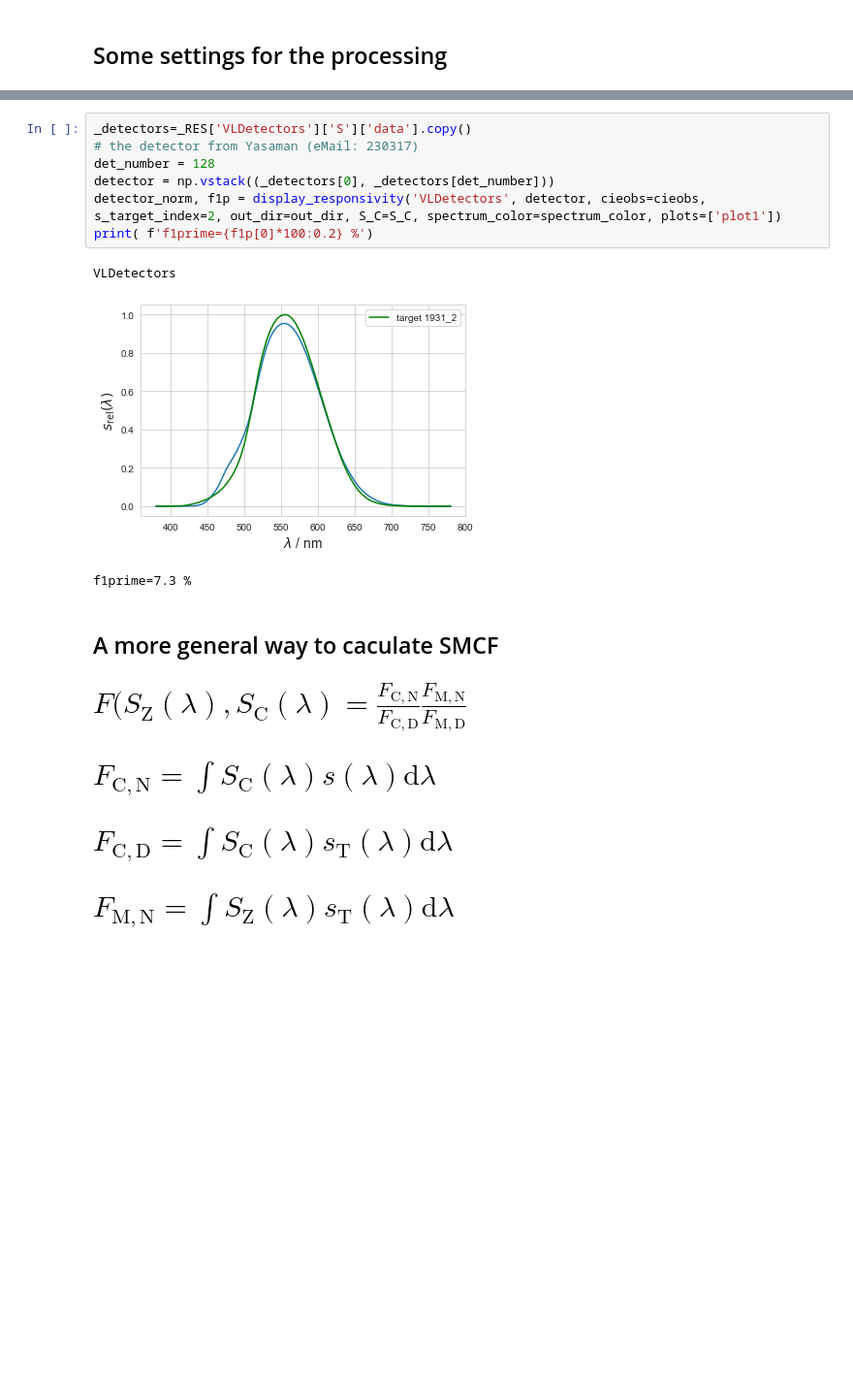
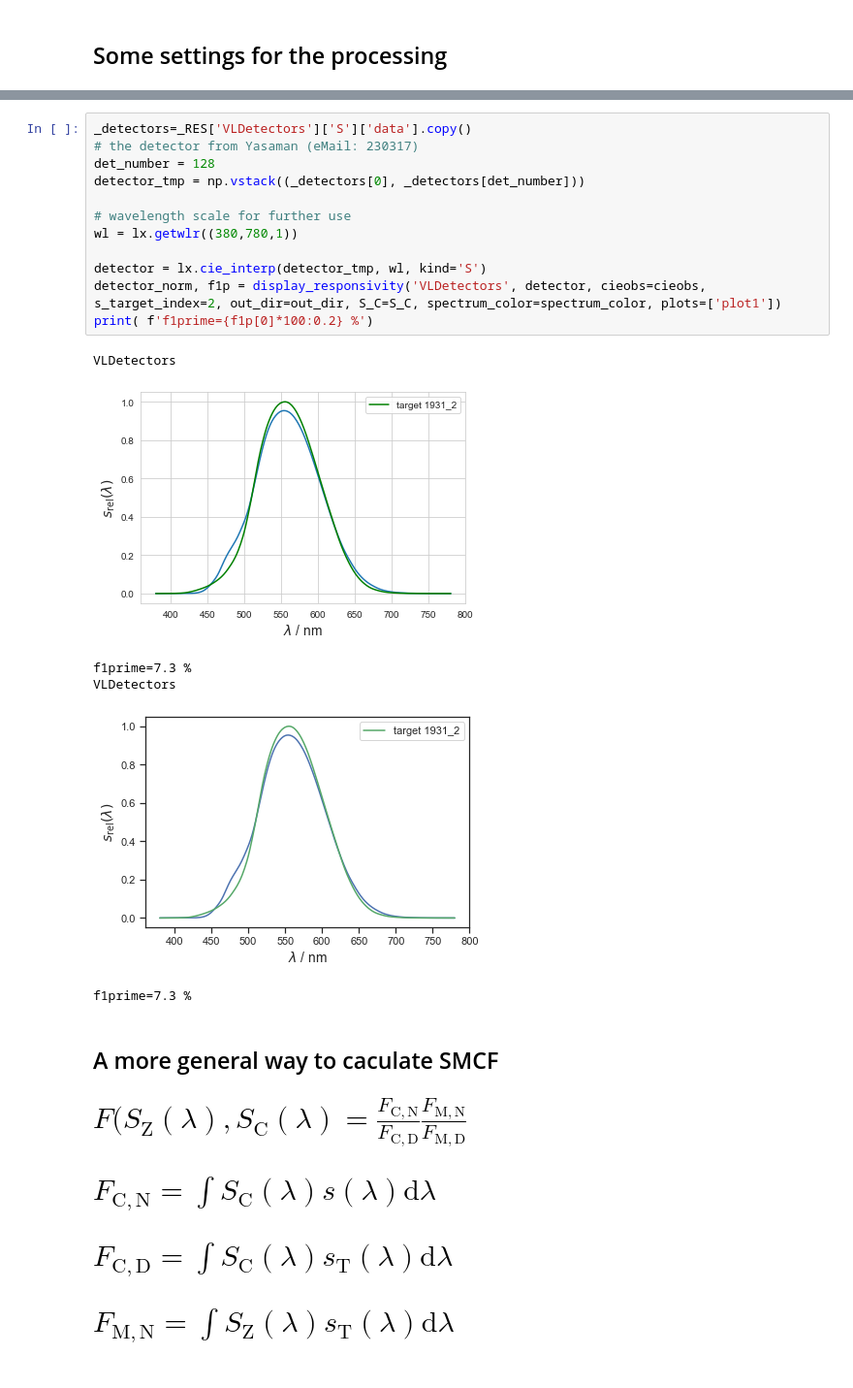
Before and after one commit to empir19nrm02/empir19nrm02, a Jupyter notebook: empir19nrm02/Jupyter/NewRad2023.ipynb, the cells around one changed output, grey strips where cells are left out. Shown at 97% size. Saved outputs shown, nothing was run; the diff lists cells and outputs as text; blank space fills up the shorter version.

```diff
--- a/empir19nrm02/Jupyter/NewRad2023.ipynb
+++ b/empir19nrm02/Jupyter/NewRad2023.ipynb
@@ -42,14 +41,22 @@ Color matching functions from: 1931_2
 # %%
 _detectors=_RES['VLDetectors']['S']['data'].copy()
 # the detector from Yasaman (eMail: 230317)
 det_number = 128
-detector = np.vstack((_detectors[0], _detectors[det_number]))
+detector_tmp = np.vstack((_detectors[0], _detectors[det_number]))
+
+# wavelength scale for further use
+wl = lx.getwlr((380,780,1))
+
+detector = lx.cie_interp(detector_tmp, wl, kind='S')
 detector_norm, f1p = display_responsivity('VLDetectors', detector, cieobs=cieobs, s_target_index=2, out_dir=out_dir, S_C=S_C, spectrum_color=spectrum_color, plots=['plot1'])
 print( f'f1prime={f1p[0]*100:0.2} %')
 # %% [output]
 VLDetectors
 [figure]
 f1prime=7.3 %
+VLDetectors
+[figure, added]
+f1prime=7.3 %
 # %% [markdown]
 ## A more general way to caculate SMCF
 # $F(S_\mathrm{Z}(\lambda),S_\mathrm{C}(\lambda) = \frac{F_\mathrm{C,N}}{F_\mathrm{C,D}}\frac{F_\mathrm{M,N}}{F_\mathrm{M,D}}$
```
Also changed, not shown: parts of 22 cells of this notebook, 2 other files.
